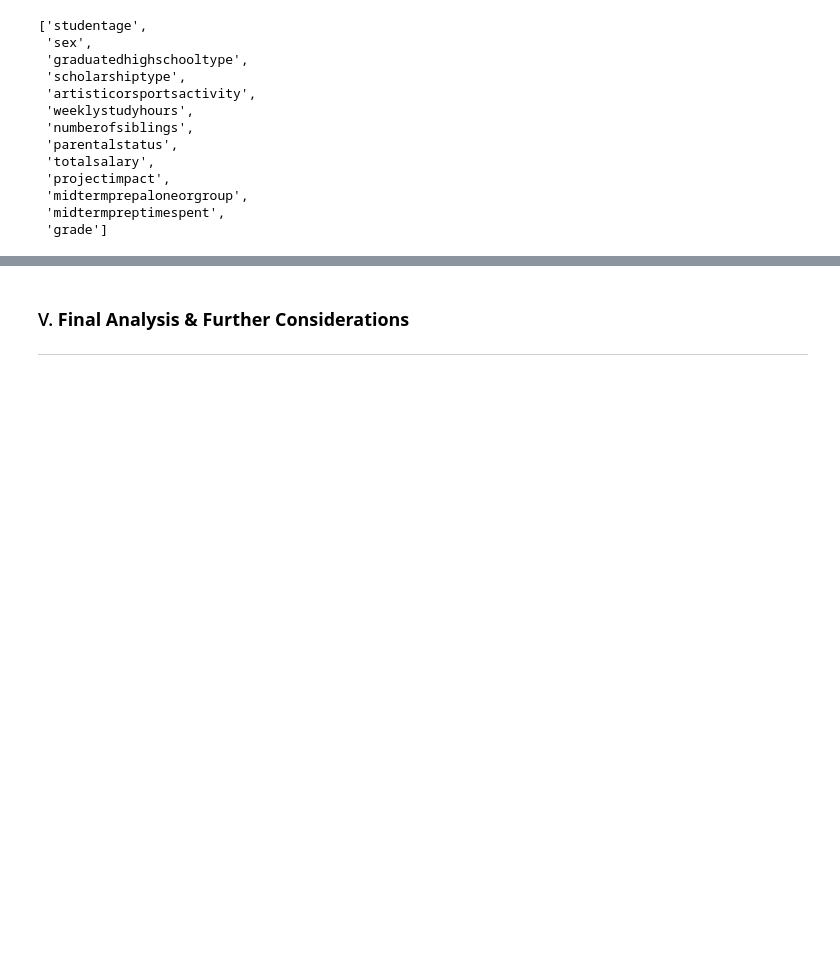
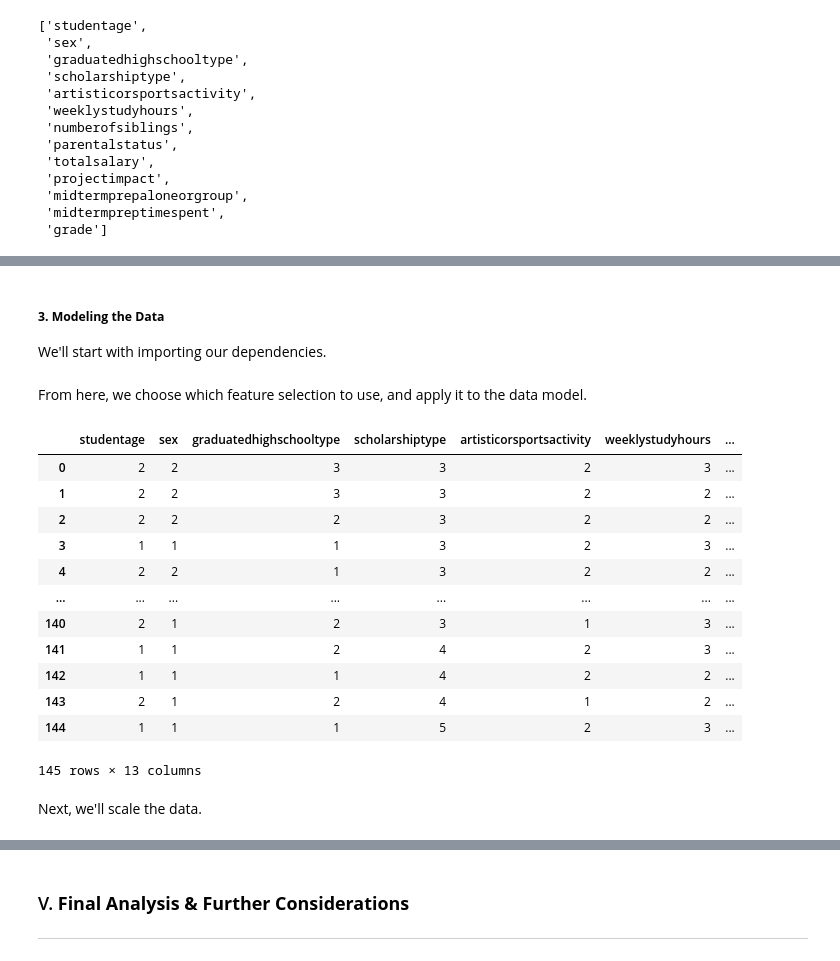
Before and after one commit to andreawcy/Project_4_Online-course-engagement-analysis, a Jupyter notebook: notebook_draft.ipynb, the cells around one changed output, grey strips where cells are left out. Drawn from its saved outputs; the diff is of its cells as text; code cells hidden in the pictures; blank space fills up the shorter version.

Commit message:
update w modeling results

```diff
--- a/notebook_draft.ipynb
+++ b/notebook_draft.ipynb
@@ -714,17 +722,12 @@ features_FSS
 # %%
 all_features = []
-features = [columns_corr,features_MIF,columns_by_lift,features_FSS,features_RFC]
+features = [columns_corr, features_MIF, features_FSS, features_RFC]
 
-features
 
-# features.remove('activityid')
-# features.remove('performanceid')
-# features.remove('backgroundid')
+for feature in features:
+    for i in range(len(feature)):
+        if not feature[i] == 'grade':
+            all_features.append(feature[i])
 
-# for feature in features:
-#     for i in range(len(feature)):
-#         if not feature[i] == 'grade':
-#             all_features.append(feature[i])
-
-# all_features
+all_features
 # %% [output]
@@ -761,0 +751,5 @@ features
+# %%
+values, counts = np.unique(all_features, return_counts=True)
+df_all_features = pd.DataFrame({"Features": values,'Count':counts})
+df_all_features = df_all_features.sort_values(by='Count', ascending=False, ignore_index=True)
+df_all_features
@@ -761,0 +774,4 @@ features
+# %%
+all_features_fs = list(df_all_features.Features[:11])
+all_features_fs.append('grade')
+all_features_fs
@@ -761,0 +791,4 @@ features
+# %% [markdown]
+##### **3. Modeling the Data**
+
+  We'll start with importing our dependencies.
@@ -761,0 +805,33 @@ features
+# %% [markdown]
+From here, we choose which feature selection to use, and apply it to the data model.
+# %%
+data_ml = student_performance.copy()
+data_ml = data_ml.iloc[:,1:]
+
+data_ml_corr = data_ml[columns_corr]
+data_ml_MIF = data_ml[features_MIF]
+data_ml_wrapper_FSS = data_ml[features_FSS]
+data_ml_embedded_RFC = data_ml[features_RFC]
+data_all_features = data_ml[all_features_fs]
+
+# choose the feature selection here
+data_model = data_ml_wrapper_FSS
+
+data_model['grade'] = data_model['grade'].apply(lambda x: change_grades_num(x))
+data_model
+# %% [output]
+|  | studentage | sex | graduatedhighschooltype | scholarshiptype | artisticorsportsactivity | weeklystudyhours | ... |
+| 0 | 2 | 2 | 3 | 3 | 2 | 3 | ... |
+| 1 | 2 | 2 | 3 | 3 | 2 | 2 | ... |
+| 2 | 2 | 2 | 2 | 3 | 2 | 2 | ... |
+| 3 | 1 | 1 | 1 | 3 | 2 | 3 | ... |
+| 4 | 2 | 2 | 1 | 3 | 2 | 2 | ... |
+| ... | ... | ... | ... | ... | ... | ... | ... |
+| 140 | 2 | 1 | 2 | 3 | 1 | 3 | ... |
+| 141 | 1 | 1 | 2 | 4 | 2 | 3 | ... |
+| 142 | 1 | 1 | 1 | 4 | 2 | 2 | ... |
+| 143 | 2 | 1 | 2 | 4 | 1 | 2 | ... |
+| 144 | 1 | 1 | 1 | 5 | 2 | 3 | ... |
+145 rows × 13 columns
+# %% [markdown]
+Next, we'll scale the data.
```
Also changed, not shown: parts of 39 cells of this notebook.
